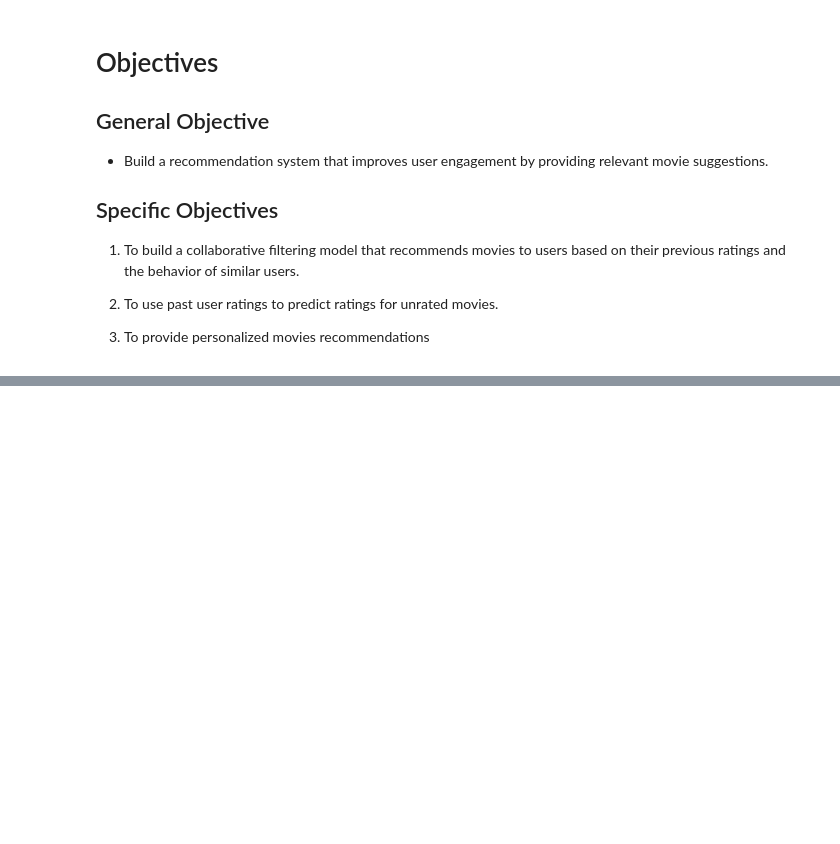
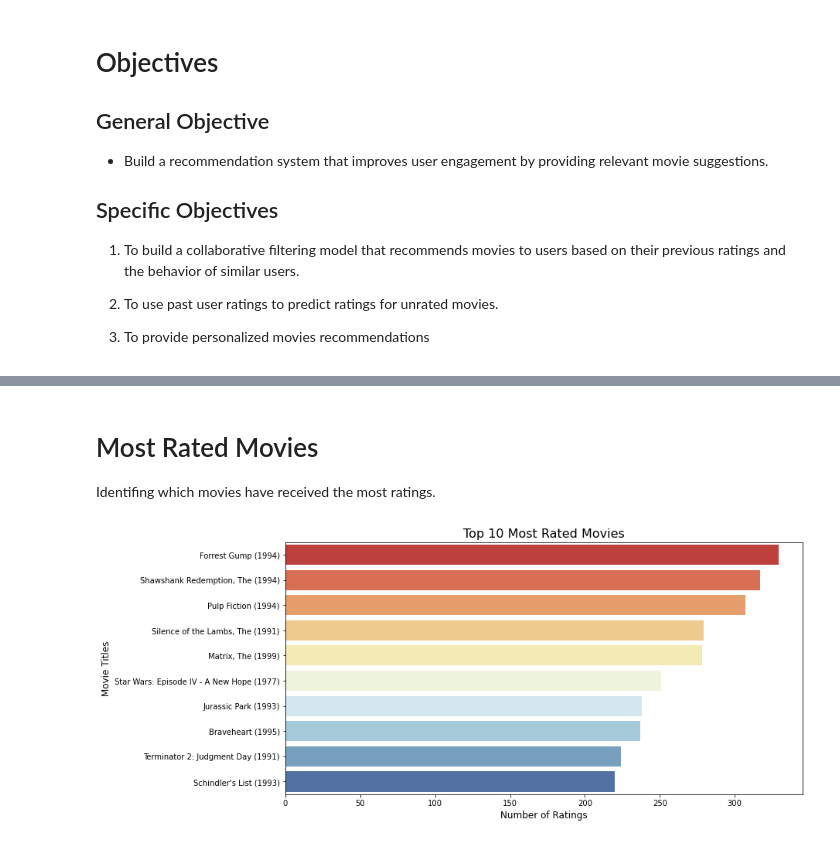
Before and after one commit to Nzoki/Movies-Recommendation-System, a Jupyter notebook: Final.ipynb, the cells around one changed output, grey strips where cells are left out. Cells and saved outputs as stored; diff of their text form; code cells hidden in the pictures; blank space fills up the shorter version.

```diff
--- a/Final.ipynb
+++ b/Final.ipynb
@@ -48,0 +339,17 @@ We are using the **MovieLens small dataset** (ml-latest-small), which contains:
+# %% [markdown]
+# Most Rated Movies
+
+Identifing which movies have received the most ratings.
+# %%
+# Count the number of ratings per movie
+top_movies = df['title'].value_counts().head(10)
+
+# Plot the top 10 most rated movies
+plt.figure(figsize=(12, 6))
+sns.barplot(x=top_movies.values, y=top_movies.index, palette='RdYlBu')
+plt.title('Top 10 Most Rated Movies', fontsize=16)
+plt.xlabel('Number of Ratings', fontsize=12)
+plt.ylabel('Movie Titles', fontsize=12)
+plt.show()
+# %% [output]
+[figure, added]
```
Also changed, not shown: parts of 61 cells of this notebook, 1 other file.
